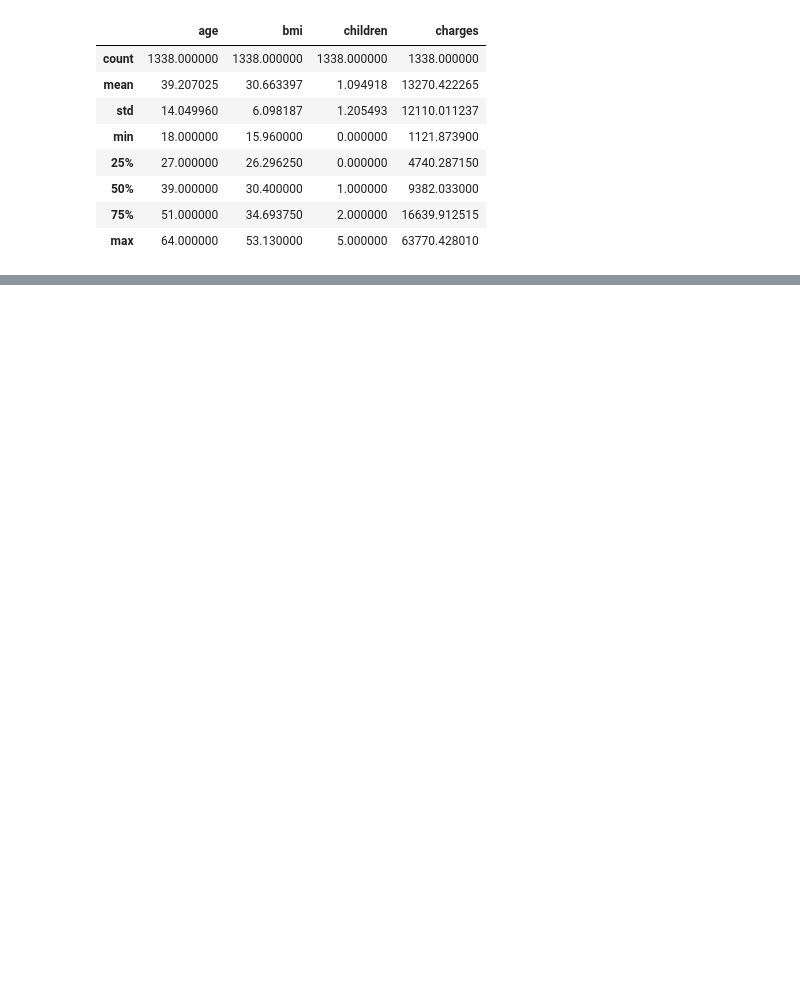
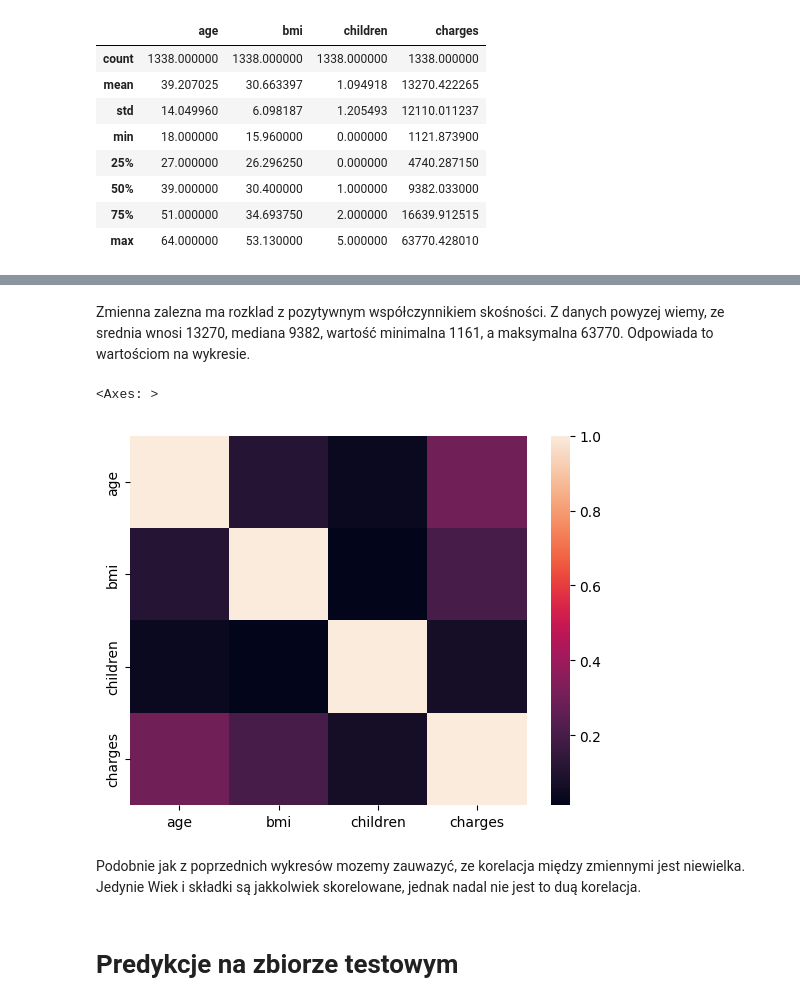
Before and after one commit to Jakubstankiewiczsgh/sgh_python, a Jupyter notebook: 10-Homework_3/Homework_3.ipynb, the cells around one changed output, grey strips where cells are left out. Cells and saved outputs as stored; diff of their text form; code cells hidden in the pictures; blank space fills up the shorter version.

```diff
--- a/10-Homework_3/Homework_3.ipynb
+++ b/10-Homework_3/Homework_3.ipynb
@@ -76,0 +110,13 @@ Insurance.describe()
+# %% [markdown]
+Zmienna zalezna ma rozklad z pozytywnym współczynnikiem skośności. Z danych powyzej wiemy, ze srednia wnosi 13270, mediana 9382, wartość minimalna 1161, a maksymalna 63770. Odpowiada to wartościom na wykresie.
+# %%
+#Sprawdzmy rowniez korelacje za pomocą heatmap
+numeric_df = Insurance.select_dtypes(include=[np.number])
+sns.heatmap(numeric_df.corr())
+# %% [output]
+<Axes: >
+[figure, added]
+# %% [markdown]
+Podobnie jak z poprzednich wykresów mozemy zauwazyć, ze korelacja między zmiennymi jest niewielka. Jedynie Wiek i składki są jakkolwiek skorelowane, jednak nadal nie jest to duą korelacja.
+# %% [markdown]
+# Predykcje na zbiorze testowym
```
Also changed, not shown: parts of 7 cells of this notebook.
